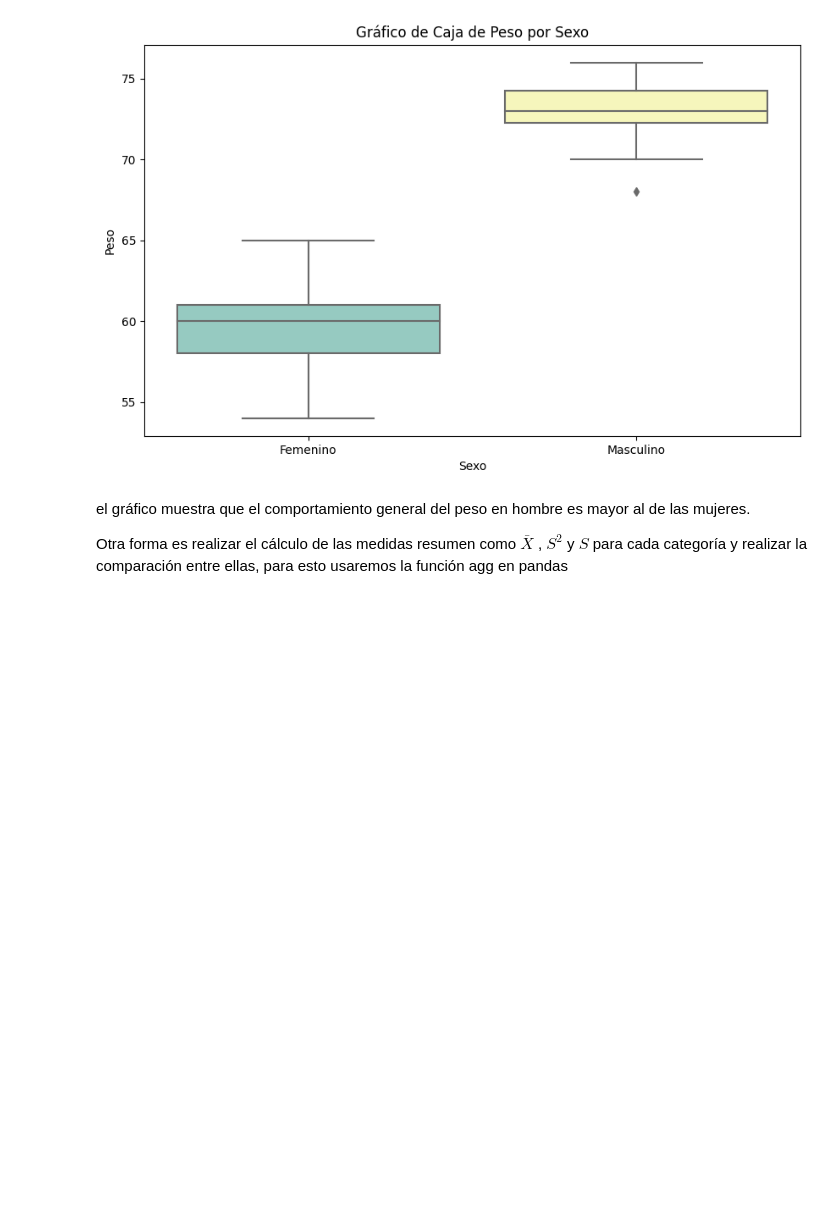
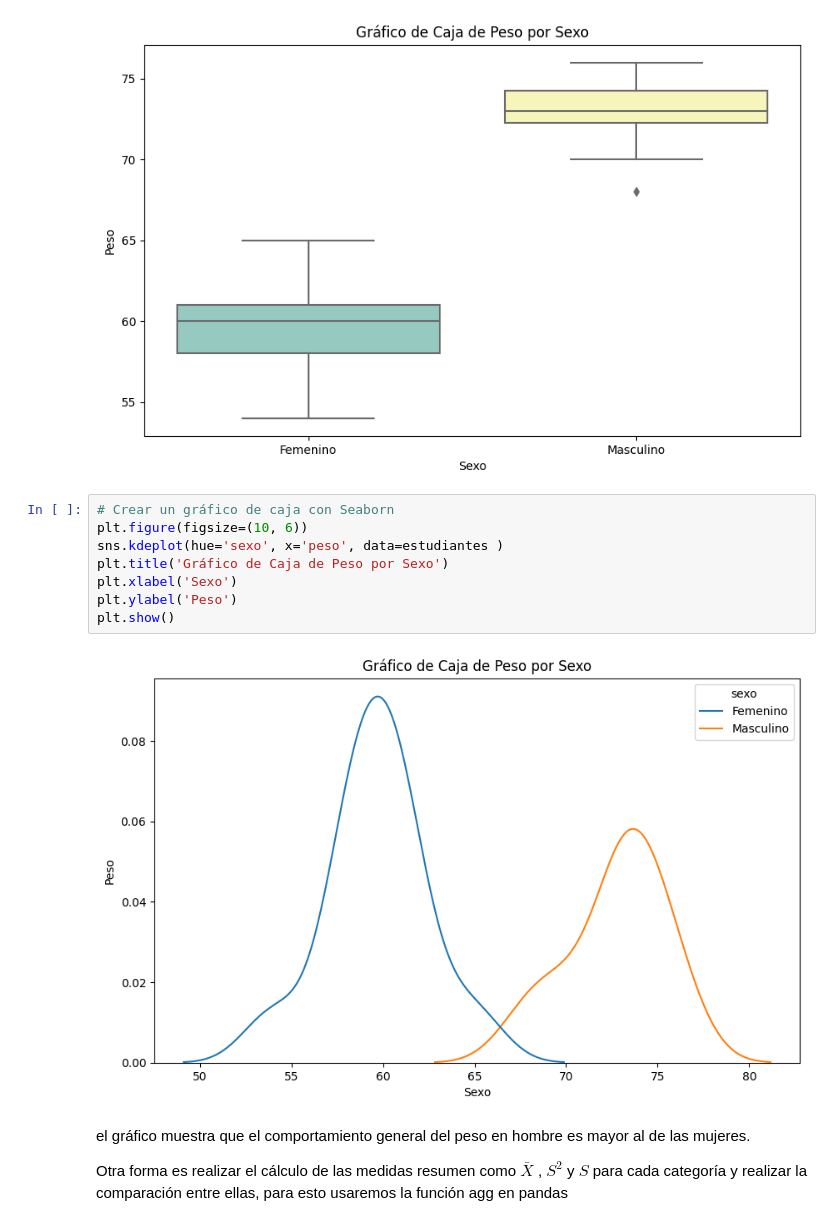
Before and after one commit to jazaineam1/PYEF, a Jupyter notebook: Cuadernos/4_medidas_de_forma_relación_bivariada.ipynb, the cells around one changed output. Cells and saved outputs as stored; diff of their text form; blank space fills up the shorter version.

```diff
--- a/Cuadernos/4_medidas_de_forma_relación_bivariada.ipynb
+++ b/Cuadernos/4_medidas_de_forma_relación_bivariada.ipynb
@@ -458,6 +458,16 @@ plt.ylabel('Peso')
 plt.show()
 # %% [output]
 [figure]
+# %%
+# Crear un gráfico de caja con Seaborn
+plt.figure(figsize=(10, 6))
+sns.kdeplot(hue='sexo', x='peso', data=estudiantes )
+plt.title('Gráfico de Caja de Peso por Sexo')
+plt.xlabel('Sexo')
+plt.ylabel('Peso')
+plt.show()
+# %% [output]
+[figure, added]
 # %% [markdown]
 el gráfico muestra que el comportamiento general del peso en hombre es mayor al de las mujeres.
 
```
Also changed, not shown: parts of 2 cells of this notebook.
